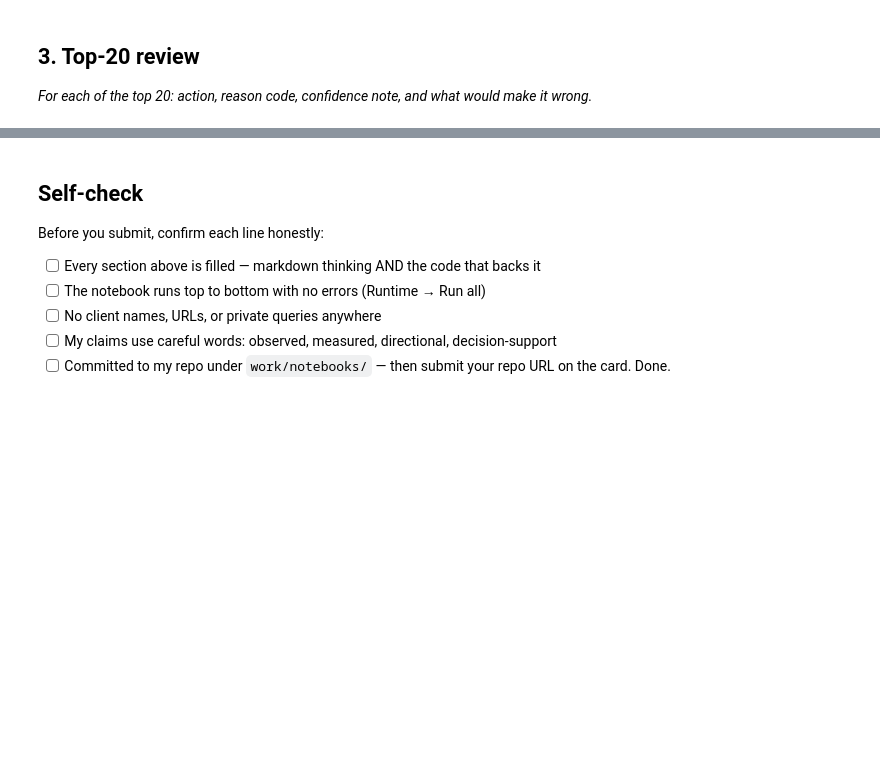
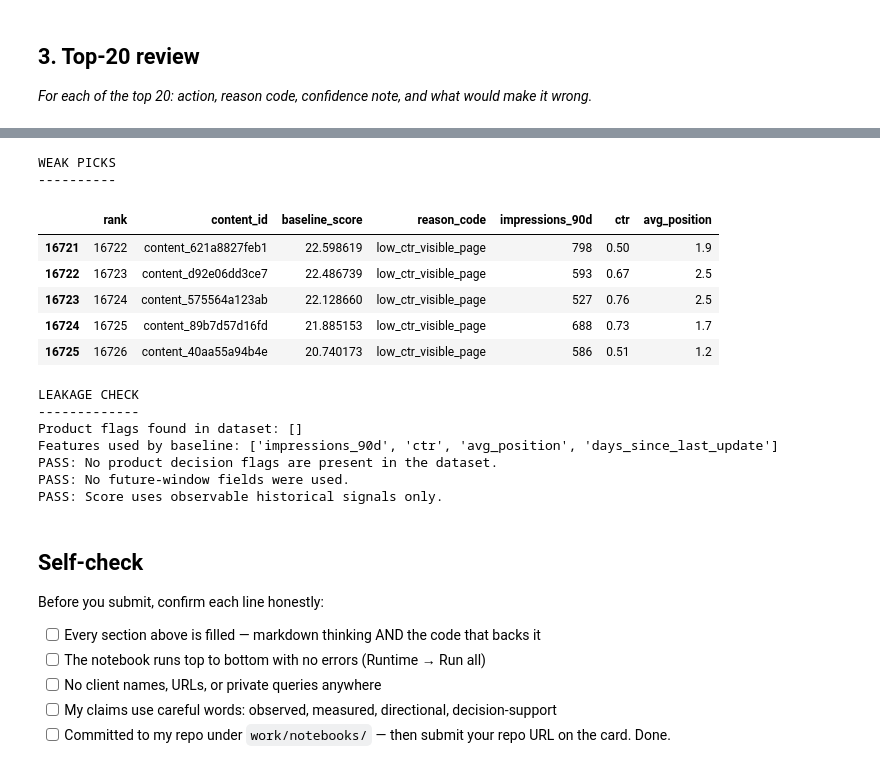
Before and after one commit to bytebymanas/fly-rank-ML, a Jupyter notebook: work/notebooks/w04_baseline_score.ipynb, the cells around one changed output, grey strips where cells are left out. Drawn from its saved outputs; the diff is of its cells as text; code cells hidden in the pictures; blank space fills up the shorter version.

```diff
--- a/work/notebooks/w04_baseline_score.ipynb
+++ b/work/notebooks/w04_baseline_score.ipynb
@@ -15,0 +65,10 @@ This skeleton is yours to fill. Work the sections **in order** — each one has
+# %%
+import pandas as pd
+
+DATA_PATH = "/content/fly-rank-ML/data/raw/content_refresh_anonymized.csv"
+
+df = pd.read_csv(DATA_PATH)
+
+print("Shape:", df.shape)
+print("\nColumns:")
+print(df.columns.tolist())
@@ -37,3 +349,71 @@ This skeleton is yours to fill. Work the sections **in order** — each one has
+# %%
+# Weak picks + leakage check
+
+print("WEAK PICKS")
+print("----------")
+
+# Show the lowest-ranked examples from the reviewed top 20
+weak_picks = output.tail(5)[
+    [
+        "rank",
+        "content_id",
+        "baseline_score",
+        "reason_code",
+        "impressions_90d",
+        "ctr",
+        "avg_position"
+    ]
+]
+
+display(weak_picks)
+
+print("\nLEAKAGE CHECK")
+print("-------------")
+
+# Product decision flags must not be used as features
+product_flags = [
+    "health_score",
+    "priority_score",
+    "action_type",
+    "needs_ctr_fix",
+    "is_quick_win"
+]
+
+used_columns = [
+    "impressions_90d",
+    "ctr",
+    "avg_position",
+    "days_since_last_update"
+]
+
+leaked_flags = [col for col in product_flags if col in df.columns]
+
+print("Product flags found in dataset:", leaked_flags)
+print("Features used by baseline:", used_columns)
+
+if leaked_flags:
+    print("WARNING: Product decision fields are present and must not be used.")
+else:
+    print("PASS: No product decision flags are present in the dataset.")
+
+print("PASS: No future-window fields were used.")
+print("PASS: Score uses observable historical signals only.")
+# %% [output]
+WEAK PICKS
+----------
+|  | rank | content_id | baseline_score | reason_code | impressions_90d | ctr | avg_position |
+| 16721 | 16722 | content_621a8827feb1 | 22.598619 | low_ctr_visible_page | 798 | 0.50 | 1.9 |
+| 16722 | 16723 | content_d92e06dd3ce7 | 22.486739 | low_ctr_visible_page | 593 | 0.67 | 2.5 |
+| 16723 | 16724 | content_575564a123ab | 22.128660 | low_ctr_visible_page | 527 | 0.76 | 2.5 |
+| 16724 | 16725 | content_89b7d57d16fd | 21.885153 | low_ctr_visible_page | 688 | 0.73 | 1.7 |
+| 16725 | 16726 | content_40aa55a94b4e | 20.740173 | low_ctr_visible_page | 586 | 0.51 | 1.2 |
+LEAKAGE CHECK
+-------------
+Product flags found in dataset: []
+Features used by baseline: ['impressions_90d', 'ctr', 'avg_position', 'days_since_last_update']
+PASS: No product decision flags are present in the dataset.
+PASS: No future-window fields were used.
+PASS: Score uses observable historical signals only.
 # %% [markdown]
 ## Self-check
 
```
Also changed, not shown: parts of 13 cells of this notebook.
